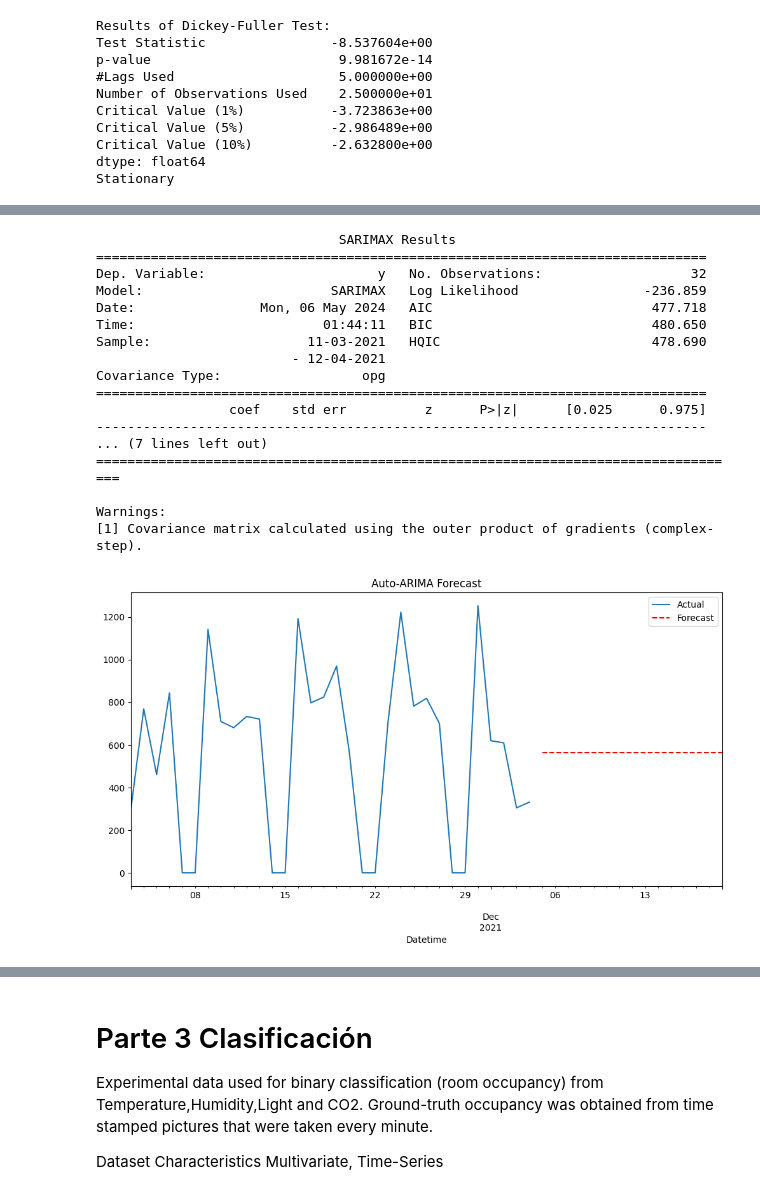
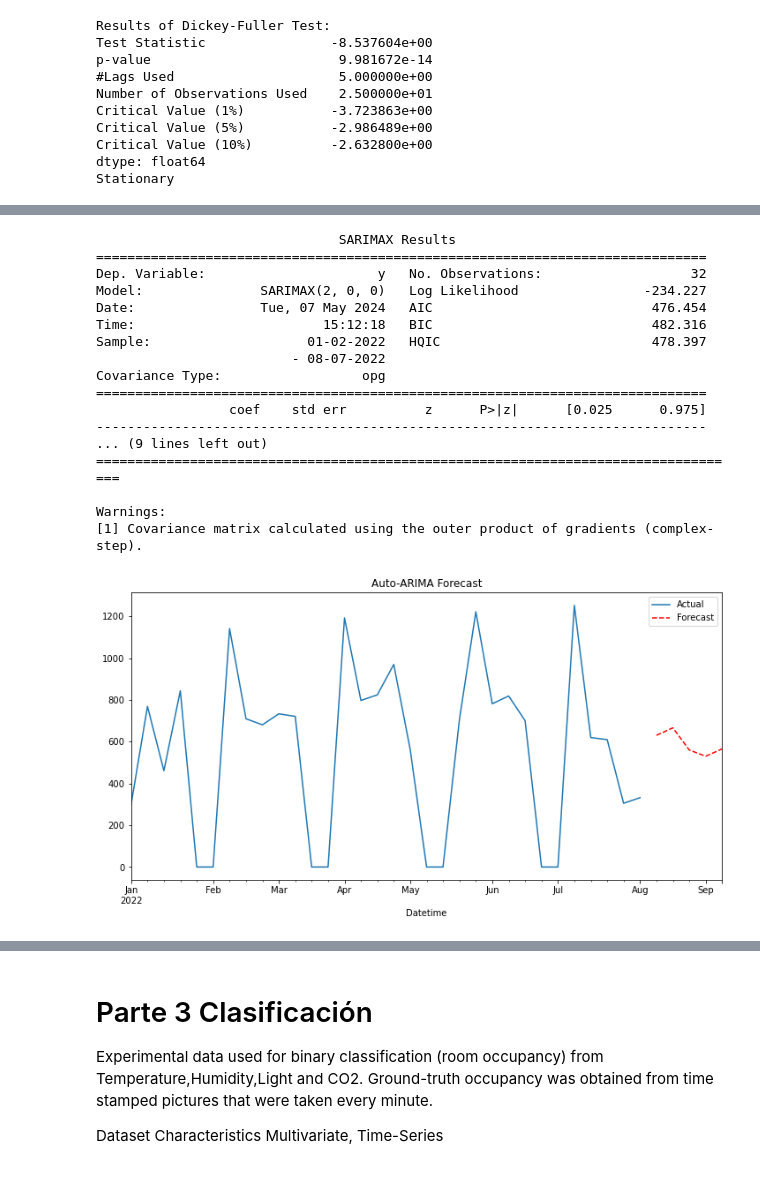
Before and after one commit to jaramillooo/Proyecto_series_no_lineales, a Jupyter notebook: proyectoModulo1_JaramilloA_AvilaK_MurguiaM.ipynb, the cells around one changed output, grey strips where cells are left out. Cells and saved outputs as stored; diff of their text form; code cells hidden in the pictures.

```diff
--- a/proyectoModulo1_JaramilloA_AvilaK_MurguiaM.ipynb
+++ b/proyectoModulo1_JaramilloA_AvilaK_MurguiaM.ipynb
@@ -145,10 +150,10 @@ print(daily_demand_forecasting_orders.metadata),print(daily_demand_forecasting_o
 # %%
-X['Datetime'] = pd.to_datetime((X['Week of the month'] - 1) * 7 + X['Day of the week'] - 2, unit='D', origin='2022-01-01')
+X['Datetime'] = pd.to_datetime((X['Week of the month'] - 1) * 7 + X['Day of the week'] - 2, unit='W', origin='2022-01-01')
 # adjust the date range to 60 days
-X['Datetime'] = X['Datetime'] - pd.Timedelta(days=60)
+X['Datetime'] = X['Datetime'] - pd.Timedelta(days=7)
+X.drop(['Week of the month', 'Day of the week'], axis=1, inplace=True)
 ds = X.copy()
 X.set_index('Datetime', inplace=True)
-X.drop(['Day of the week', 'Week of the month'], axis=1, inplace=True)
 # %%
 X.dtypes
 # %% [output]
@@ -216,6 +221,5 @@ data.plot()
 # %%
-
-days = data.resample('D')['Total orders'].sum()
+days = data.resample('W')['Total orders'].sum()
 days.plot(figsize=(12, 6))
 plt.title('Weekly Total Orders')
 plt.show()
@@ -347,38 +351,38 @@ plt.tight_layout();
 # %%
 import pandas as pd
 import pmdarima as pm
 from pmdarima import model_selection
 
-model = pm.auto_arima(days, start_p=1, start_q=1, start_P=1, start_Q=1,
+model = pm.auto_arima(days, start_p=3, start_q=0, start_P=1, start_Q=1,
                      max_p=5, max_q=5, max_P=5, max_Q=5, seasonal=True,
-                     stepwise=True, suppress_warnings=True, D=10, max_D=10,
+                     stepwise=True, suppress_warnings=True, D=7, max_D=10,
                      error_action='ignore')
 print(model.summary())
-forecast = model.predict(n_periods=15)
+forecast = model.predict(n_periods=5)
 days.plot(figsize=(12, 6), label='Actual')
 forecast.plot(color='red', linestyle='--', label='Forecast')
 plt.legend()
 plt.title('Auto-ARIMA Forecast')
 plt.show()
 # %% [output]
                                SARIMAX Results
 ==============================================================================
 Dep. Variable:                      y   No. Observations:                   32
-Model:                        SARIMAX   Log Likelihood                -236.859
-Date:                Mon, 06 May 2024   AIC                            477.718
-Time:                        01:44:11   BIC                            480.650
-Sample:                    11-03-2021   HQIC                           478.690
-                         - 12-04-2021
+Model:               SARIMAX(2, 0, 0)   Log Likelihood                -234.227
+Date:                Tue, 07 May 2024   AIC                            476.454
+Time:                        15:12:18   BIC                            482.316
+Sample:                    01-02-2022   HQIC                           478.397
+                         - 08-07-2022
 Covariance Type:                  opg
 ==============================================================================
                  coef    std err          z      P>|z|      [0.025      0.975]
 ------------------------------------------------------------------------------
-... (7 lines left out)
+... (9 lines left out)
 ===================================================================================
 
 Warnings:
 [1] Covariance matrix calculated using the outer product of gradients (complex-step).
-[figure, old version]
+[figure, new version]
 # %%
 # Función para análisis de estacionalidad
 from statsmodels.tsa.seasonal import MSTL
```
Also changed, not shown: parts of 22 cells of this notebook.
